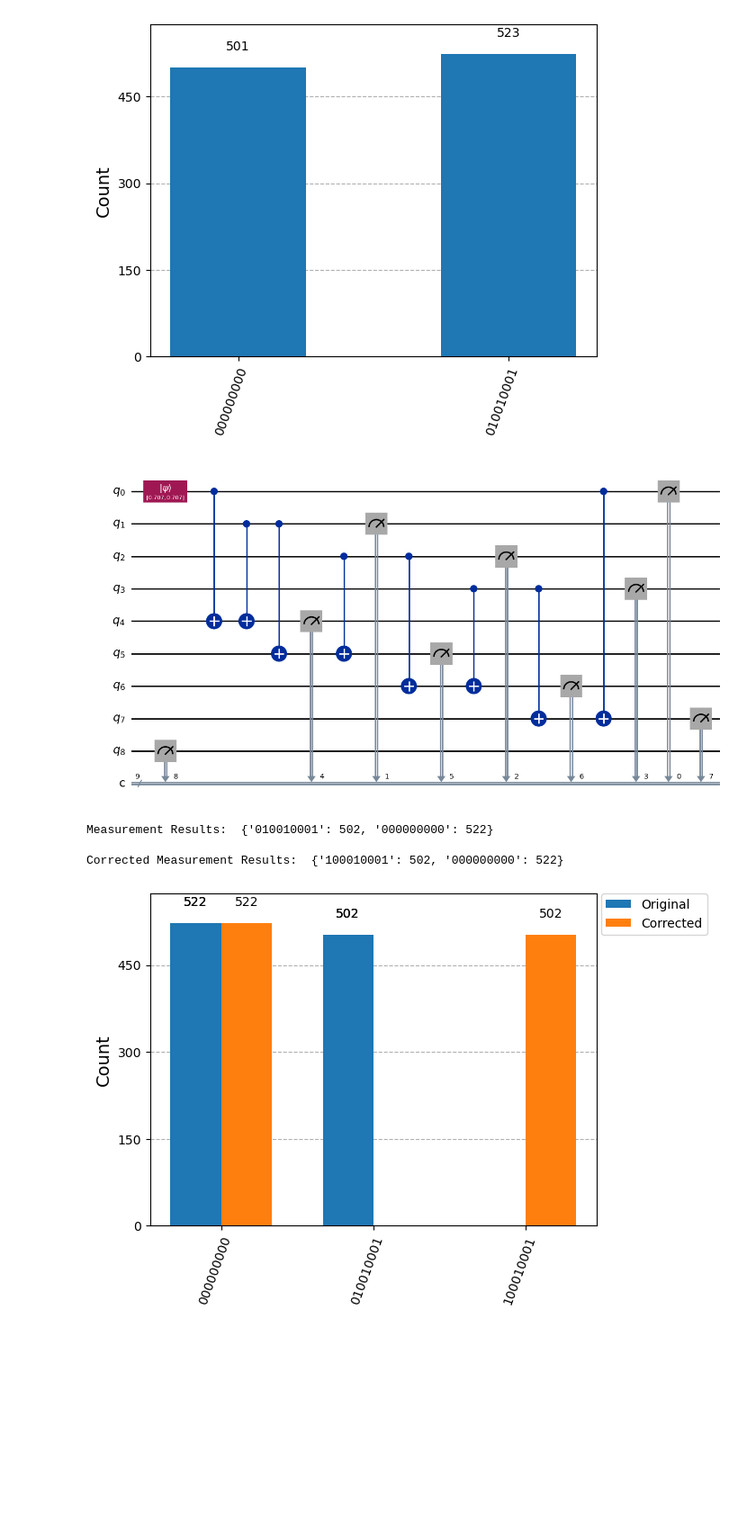
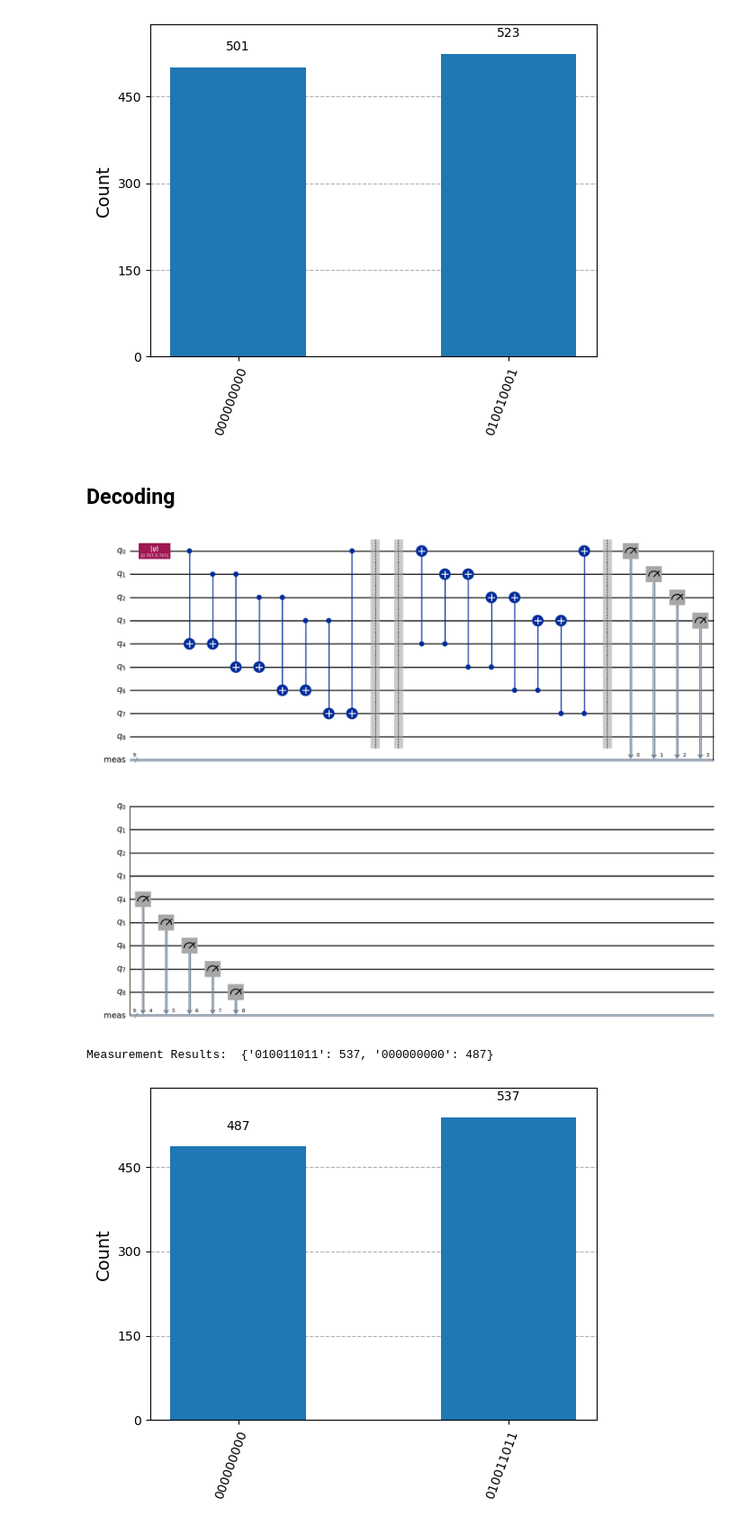
Before and after one commit to davidcherney/quantum_error_correction, a Jupyter notebook: toric_qecc.ipynb, the cells around one changed output. Shown: that part at 90% size. Saved outputs shown, nothing was run; the diff lists cells and outputs as text; code cells hidden in the pictures; blank space fills up the shorter version.

```diff
--- a/toric_qecc.ipynb
+++ b/toric_qecc.ipynb
@@ -67,6 +69,8 @@ display(histogram)
 [figure]
 Measurement Results:  {'000000000': 501, '010010001': 523}
 [figure]
+# %% [markdown]
+## Decoding
 # %%
 from qiskit import QuantumCircuit
 from qiskit_aer import AerSimulator
@@ -84,7 +88,7 @@ def encode_toric_code(initial_state):
     alpha, beta = initial_state
 
     # Create a quantum circuit with 9 qubits (4 data qubits, 5 ancillary qubits)
-    qc = QuantumCircuit(9, 9)
+    qc = QuantumCircuit(9)
 
     # Encode the initial state into the first qubit
     qc.initialize([alpha, beta], 0)
@@ -103,68 +107,67 @@ def encode_toric_code(initial_state):
     qc.cx(3, 7)  # X stabilizer
     qc.cx(0, 7)
 
-    # Measure the stabilizers (for demonstration, in practice these would be ancillary qubits)
-    qc.measure(range(9), range(9))
+    # Barrier after encoding
+    qc.barrier()
 
     return qc
 
-def decode_toric_code(measurements):
+def decode_toric_code():
     """
-    Decodes the measurement results of the toric code.
-
-    Parameters:
-        measurements (dict): A dictionary of measurement results.
+    Creates a quantum circuit to decode the toric code by applying corrective operations.
 
     Returns:
-        dict: The corrected measurement results.
+        QuantumCircuit: The decoding quantum circuit.
     """
-    corrected_measurements = {}
-    for key, value in measurements.items():
-        # Decode the errors and correct them (simplified for demonstration)
-        # In practice, you would use a more sophisticated error correction algorithm
-        corrected_key = list(key)
-        if key[4] != key[0]:
-            corrected_key[0] = key[4]
-        if key[5] != key[1]:
-            corrected_key[1] = key[5]
-        if key[6] != key[2]:
-            corrected_key[2] = key[6]
-        if key[7] != key[3]:
-            corrected_key[3] = key[7]
-        corrected_key = ''.join(corrected_key)
-        corrected_measurements[corrected_key] = value
+    qc = QuantumCircuit(9)
 
-    return corrected_measurements
+    # Barrier before decoding
+    qc.barrier()
+
+    # Apply corrective operations based on the stabilizer measurements
+    qc.cx(4, 0)  # Correct X error on qubit 0
+    qc.cx(4, 1)  # Correct X error on qubit 1
+    qc.cx(5, 1)  # Correct X error on qubit 1
+    qc.cx(5, 2)  # Correct X error on qubit 2
+    qc.cx(6, 2)  # Correct X error on qubit 2
+    qc.cx(6, 3)  # Correct X error on qubit 3
+    qc.cx(7, 3)  # Correct X error on qubit 3
+    qc.cx(7, 0)  # Correct X error on qubit 0
+
+    return qc
 
 # Define the initial state to encode (e.g., |ψ> = α|0> + β|1>)
 alpha = 1 / np.sqrt(2)
 beta = 1 / np.sqrt(2)
 initial_state = (alpha, beta)
 
 # Encode the state using the toric code
-qc = encode_toric_code(initial_state)
+encode_circuit = encode_toric_code(initial_state)
+
+# Create the decoding circuit
+decode_circuit = decode_toric_code()
+
+# Combine the encoding and decoding circuits
+full_circuit = encode_circuit.compose(decode_circuit)
+
+# Add measurement at the end of the combined circuit
+full_circuit.measure_all()
 
 # Display the circuit
-circuit_draw = qc.draw(output='mpl')
+circuit_draw = full_circuit.draw(output='mpl')
 display(circuit_draw)
 
 # Execute the circuit
 simulator = AerSimulator()
-result = simulator.run(qc).result()
+result = simulator.run(full_circuit).result()
 counts = result.get_counts()
 
 print("\nMeasurement Results: ", counts)
 
-# Decode the results
-corrected_counts = decode_toric_code(counts)
-print("\nCorrected Measurement Results: ", corrected_counts)
-
-# Plot the original and corrected results
-histogram = plot_histogram([counts, corrected_counts], legend=['Original', 'Corrected'])
+# Plot the measurement results
+histogram = plot_histogram(counts)
 display(histogram)
 # %% [output]
-[figure, old version]
+[figure, new version]
-Measurement Results:  {'010010001': 502, '000000000': 522}
-
-Corrected Measurement Results:  {'100010001': 502, '000000000': 522}
+Measurement Results:  {'010011011': 537, '000000000': 487}
-[figure, old version]
+[figure, new version]
```
Also changed, not shown: parts of 3 cells of this notebook.
